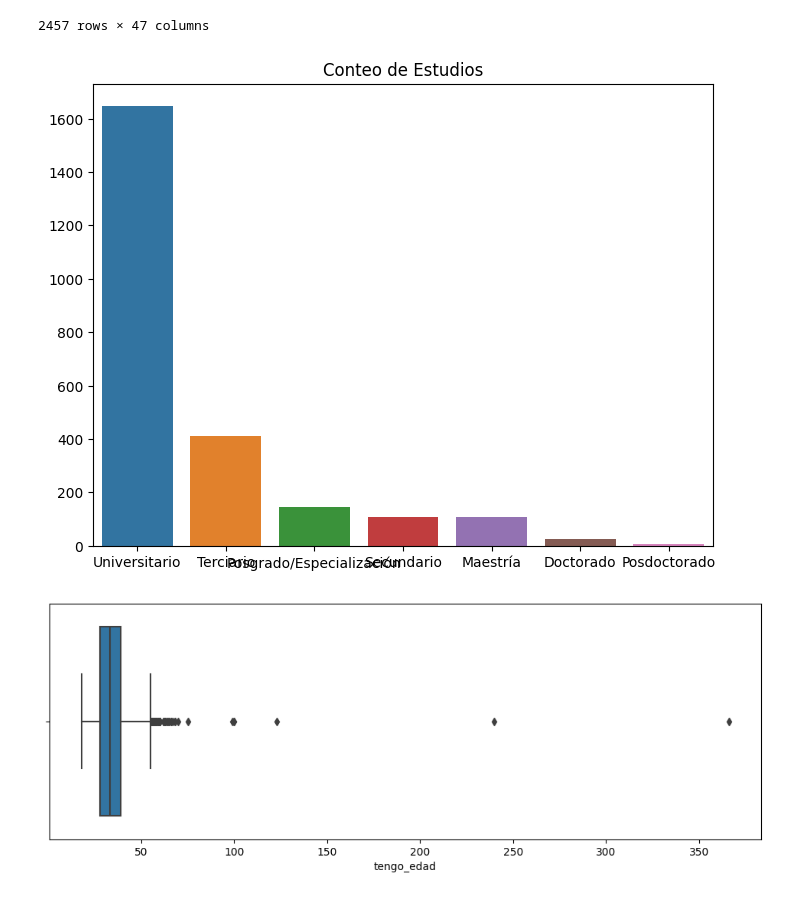
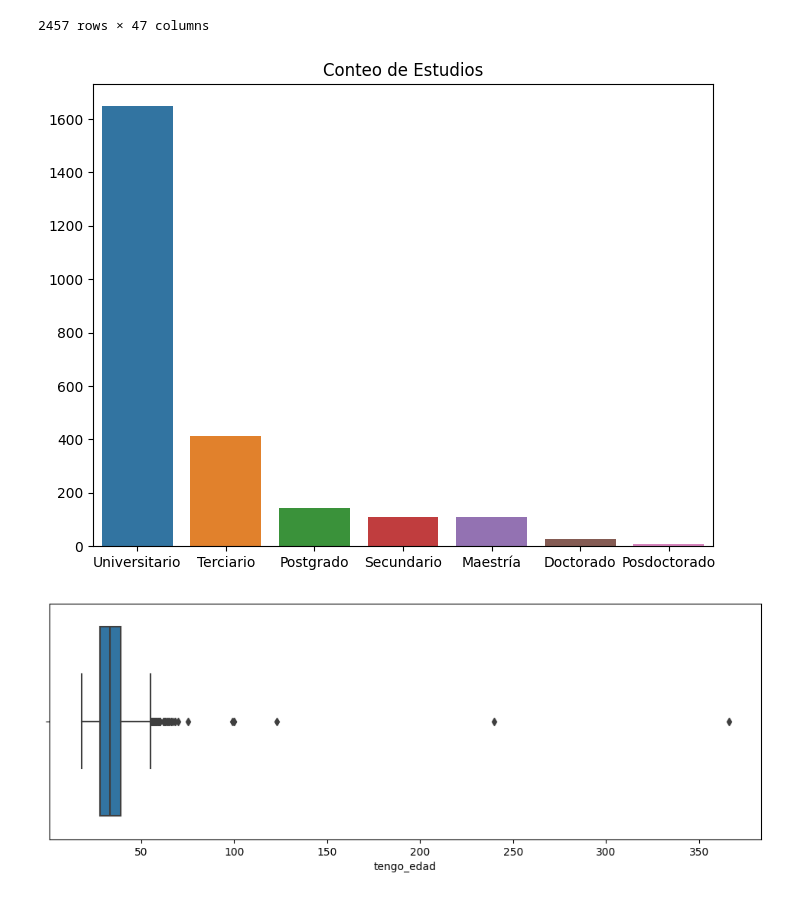
Before and after one commit to mgalim/TPEstadistica, a Jupyter notebook: TpFinal.ipynb, the cells around one changed output. Saved outputs shown, nothing was run; the diff lists cells and outputs as text; code cells hidden in the pictures.

```diff
--- a/TpFinal.ipynb
+++ b/TpFinal.ipynb
@@ -104,13 +105,14 @@ nivelDeEstudios_df
 2457 rows × 47 columns
 # %%
 # Gráfico de barras para ver la relación entre nivel de estudio
+df['maximo_nivel_de_estudios'] = df['maximo_nivel_de_estudios'].replace('Posgrado/Especialización', 'Postgrado')
 estudiosCount = df['maximo_nivel_de_estudios'].value_counts()
 plt.figure(figsize=(8, 6))
 sns.barplot(x=estudiosCount.index, y=estudiosCount.values)
 plt.xlabel('')
 plt.title('Conteo de Estudios');
 # %% [output]
-[figure, old version]
+[figure, new version]
 # %%
 # Visualizamos que hay edades con más de 100 años
 plt.figure(figsize=(12, 4))
```
Also changed, not shown: parts of 21 cells of this notebook.
